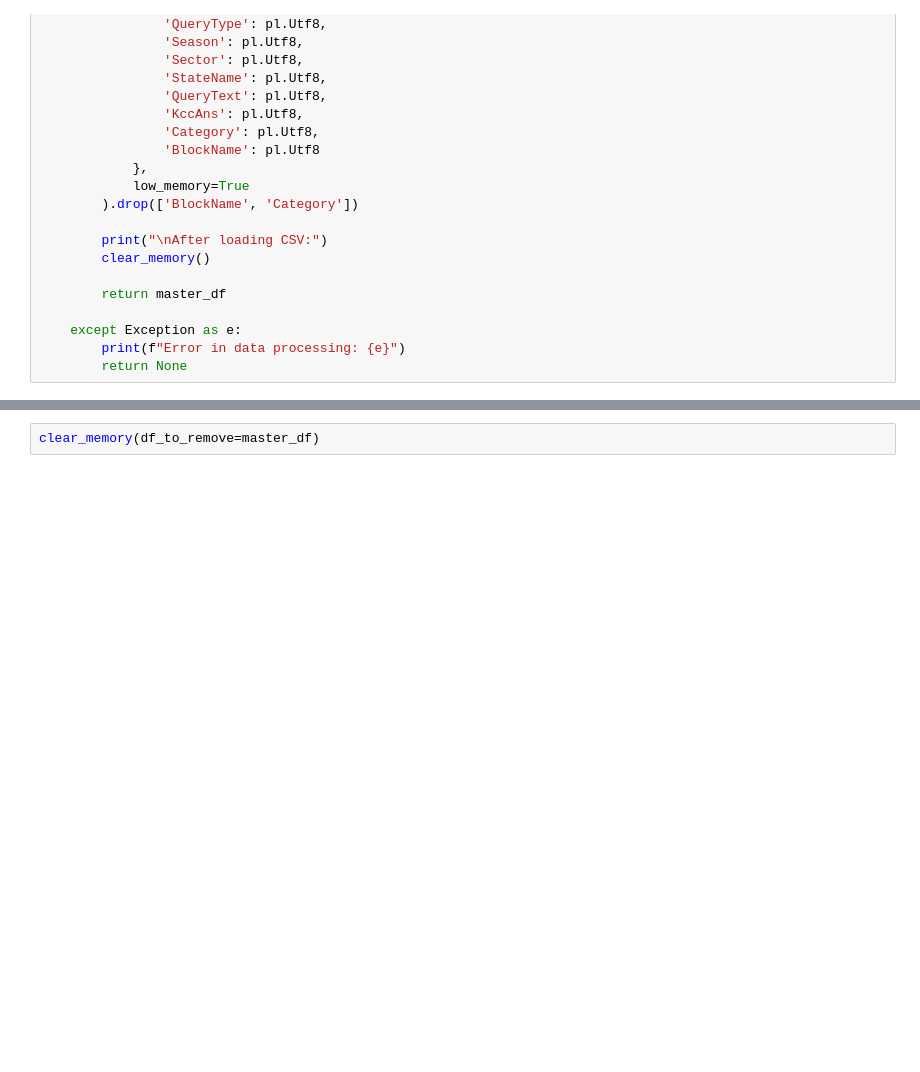
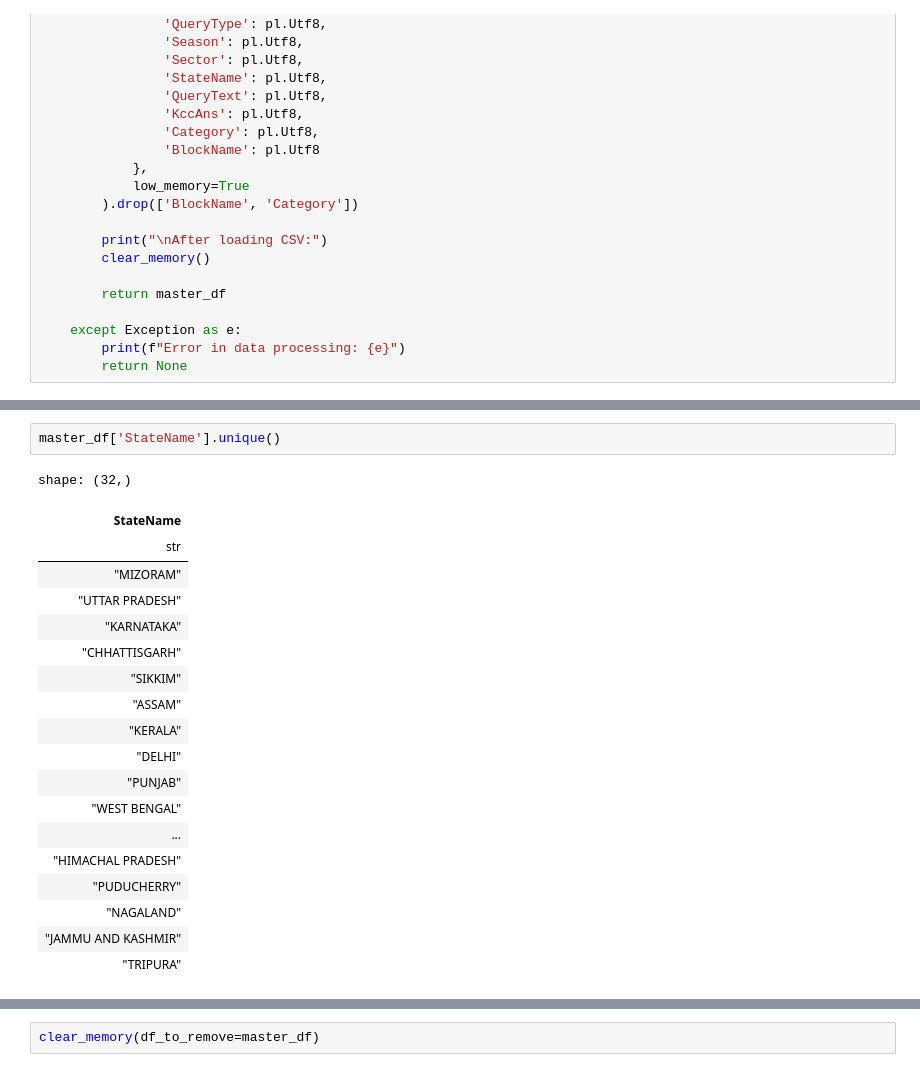
Before and after one commit to amandla-deployment/paper-farmer-chatbot, a Jupyter notebook: data_preprocessing.ipynb, the cells around one changed output, grey strips where cells are left out. Saved outputs shown, nothing was run; the diff lists cells and outputs as text; blank space fills up the shorter version.

```diff
--- a/data_preprocessing.ipynb
+++ b/data_preprocessing.ipynb
@@ -117,0 +125,22 @@ master_df.shape
+# %%
+master_df['StateName'].unique()
+# %% [output]
+shape: (32,)
+| StateName |
+| str |
+| "MIZORAM" |
+| "UTTAR PRADESH" |
+| "KARNATAKA" |
+| "CHHATTISGARH" |
+| "SIKKIM" |
+| "ASSAM" |
+| "KERALA" |
+| "DELHI" |
+| "PUNJAB" |
+| "WEST BENGAL" |
+| ... |
+| "HIMACHAL PRADESH" |
+| "PUDUCHERRY" |
+| "NAGALAND" |
+| "JAMMU AND KASHMIR" |
+| "TRIPURA" |
```
Also changed, not shown: parts of 15 cells of this notebook.
